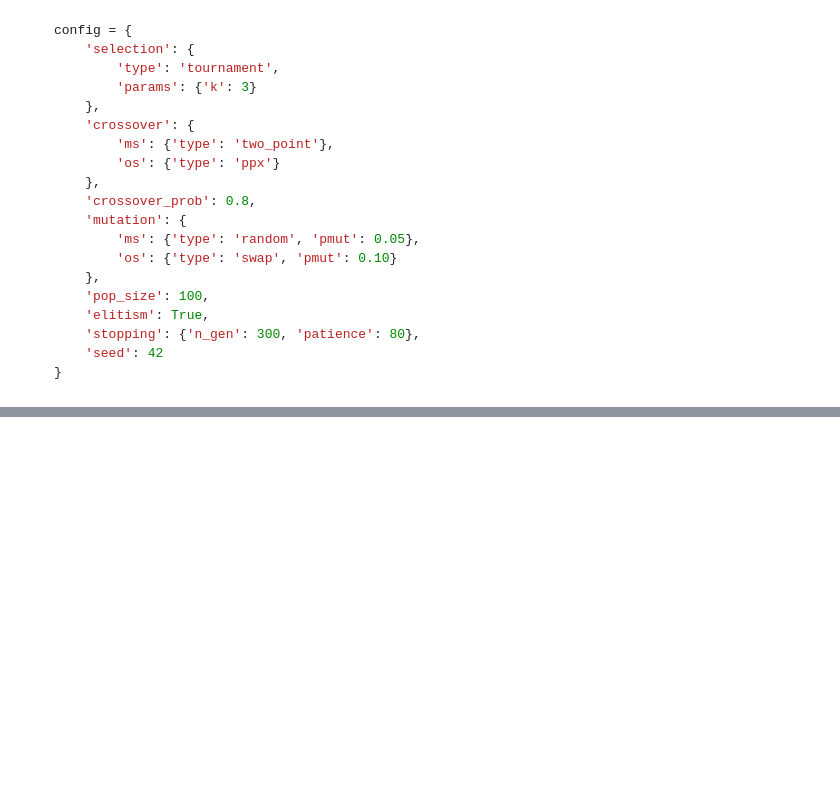
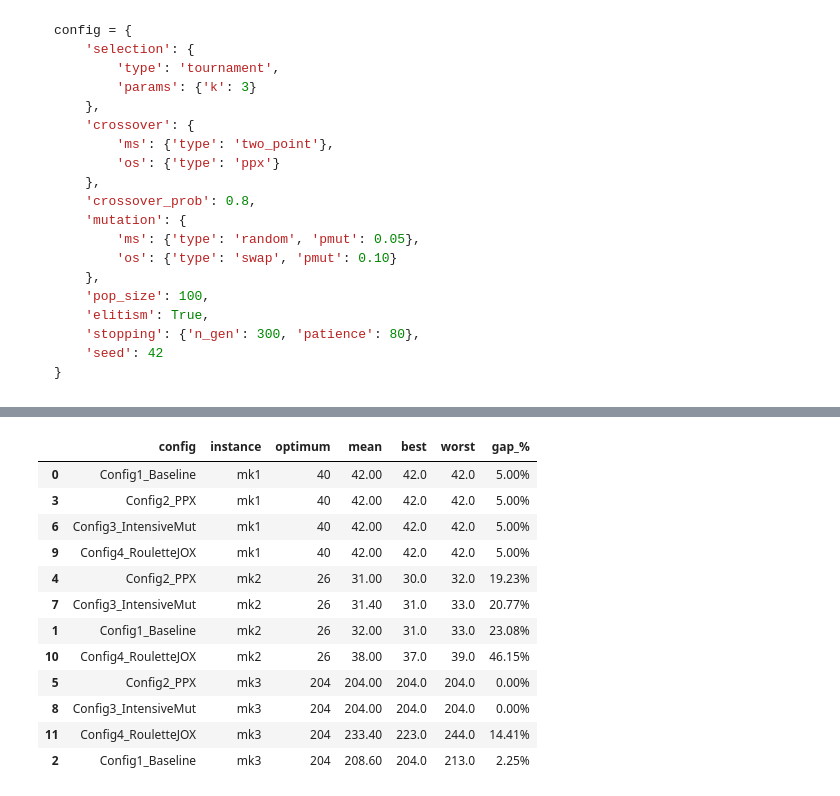
Before and after one commit to PauloDalsoto/job-shop-scheduling, a Jupyter notebook: relatorio.ipynb, the cells around one changed output, grey strips where cells are left out. Drawn from its saved outputs; the diff is of its cells as text; code cells hidden in the pictures; blank space fills up the shorter version.

```diff
--- a/relatorio.ipynb
+++ b/relatorio.ipynb
@@ -1160,0 +1234,20 @@ Tópicos a cobrir:
+# %%
+all_instances = {
+    "mk1": {
+        "instance": load_fjs("instancias/BrandimarteMk1.fjs"),
+        "optimum": 40
+    },
+    "mk2": {
+        "instance": load_fjs("instancias/BrandimarteMk2.fjs"),
+        "optimum": 26
+    },
+    "mk3": {
+        "instance": load_fjs("instancias/BrandimarteMk3.fjs"),
+        "optimum": 204
+    }
+}
+
+print("Loaded instances:")
+for key, data in all_instances.items():
+    inst = data["instance"]
+    print(f"  {key.upper()}: {inst.n_jobs} jobs, {inst.n_machines} machines, {inst.n_ops} operations - optimum: {data['optimum']}")
@@ -1160,0 +1425,33 @@ Tópicos a cobrir:
+# %%
+# Create results table
+df_results = pd.DataFrame([
+    {k: v for k, v in r.items() if k != 'histories'}
+    for r in results
+])
+
+# Format and display
+df_display = df_results.copy()
+df_display['mean'] = df_display.apply(
+    lambda row: f"{row['mean']:.2f}", axis=1
+)
+df_display['gap_%'] = df_display.apply(
+    lambda row: f"{row['gap_%']:.2f}%", axis=1
+)
+df_display = df_display[['config', 'instance', 'optimum', 'mean', 'best', 'worst', 'gap_%']]
+df_display = df_display.sort_values(['instance', 'gap_%'])
+
+df_display
+# %% [output]
+|  | config | instance | optimum | mean | best | worst | gap_% |
+| 0 | Config1_Baseline | mk1 | 40 | 42.00 | 42.0 | 42.0 | 5.00% |
+| 3 | Config2_PPX | mk1 | 40 | 42.00 | 42.0 | 42.0 | 5.00% |
+| 6 | Config3_IntensiveMut | mk1 | 40 | 42.00 | 42.0 | 42.0 | 5.00% |
+| 9 | Config4_RouletteJOX | mk1 | 40 | 42.00 | 42.0 | 42.0 | 5.00% |
+| 4 | Config2_PPX | mk2 | 26 | 31.00 | 30.0 | 32.0 | 19.23% |
+| 7 | Config3_IntensiveMut | mk2 | 26 | 31.40 | 31.0 | 33.0 | 20.77% |
+| 1 | Config1_Baseline | mk2 | 26 | 32.00 | 31.0 | 33.0 | 23.08% |
+| 10 | Config4_RouletteJOX | mk2 | 26 | 38.00 | 37.0 | 39.0 | 46.15% |
+| 5 | Config2_PPX | mk3 | 204 | 204.00 | 204.0 | 204.0 | 0.00% |
+| 8 | Config3_IntensiveMut | mk3 | 204 | 204.00 | 204.0 | 204.0 | 0.00% |
+| 11 | Config4_RouletteJOX | mk3 | 204 | 233.40 | 223.0 | 244.0 | 14.41% |
+| 2 | Config1_Baseline | mk3 | 204 | 208.60 | 204.0 | 213.0 | 2.25% |
```
Also changed, not shown: parts of 38 cells of this notebook, 3 other files.
